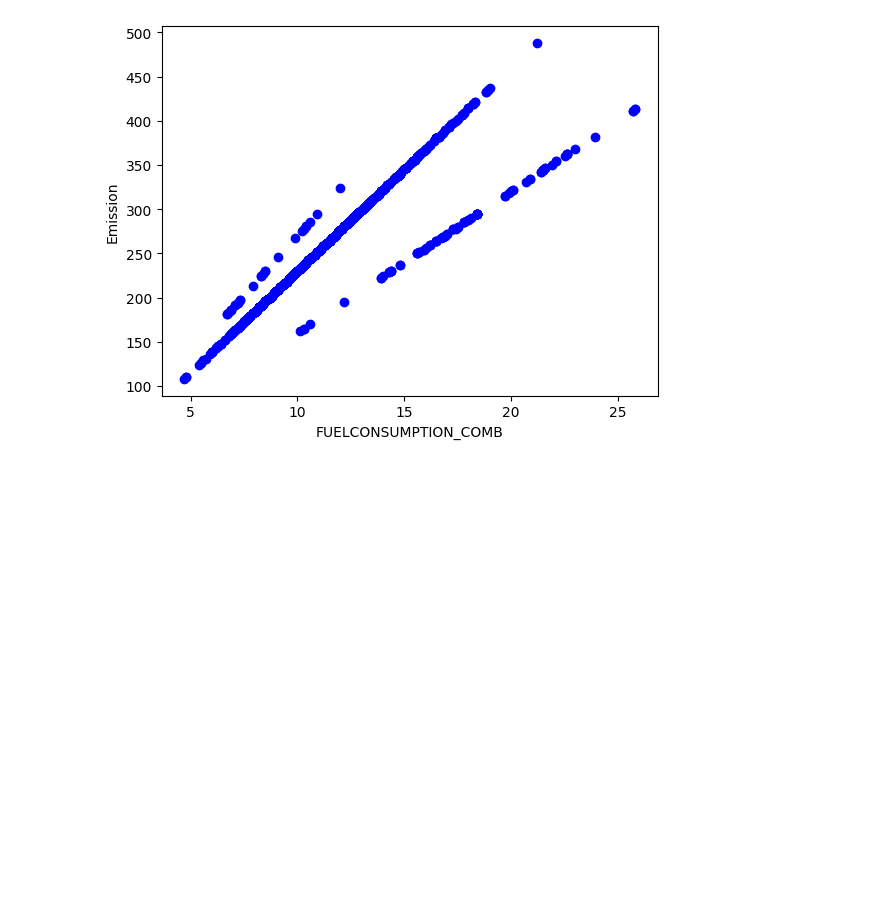
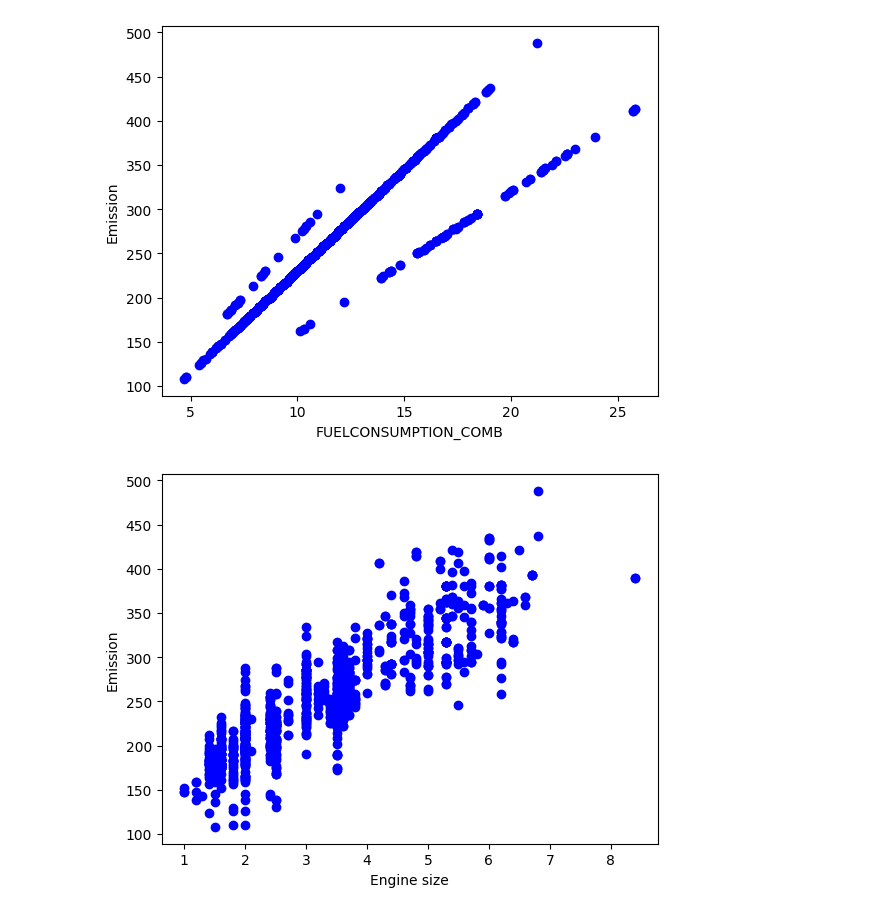
Before and after one commit to saru254/simple-linear-regression, a Jupyter notebook: linearReg.ipynb, the cells around one changed output. Drawn from its saved outputs; the diff is of its cells as text; code cells hidden in the pictures; blank space fills up the shorter version.

```diff
--- a/linearReg.ipynb
+++ b/linearReg.ipynb
@@ -72,3 +72,10 @@ plt.ylabel("Emission")
 plt.show()
 # %% [output]
 [figure]
+# %%
+plt.scatter(cdf.ENGINESIZE, cdf.CO2EMISSIONS,  color='blue')
+plt.xlabel("Engine size")
+plt.ylabel("Emission")
+plt.show()
+# %% [output]
+[figure, added]
```
